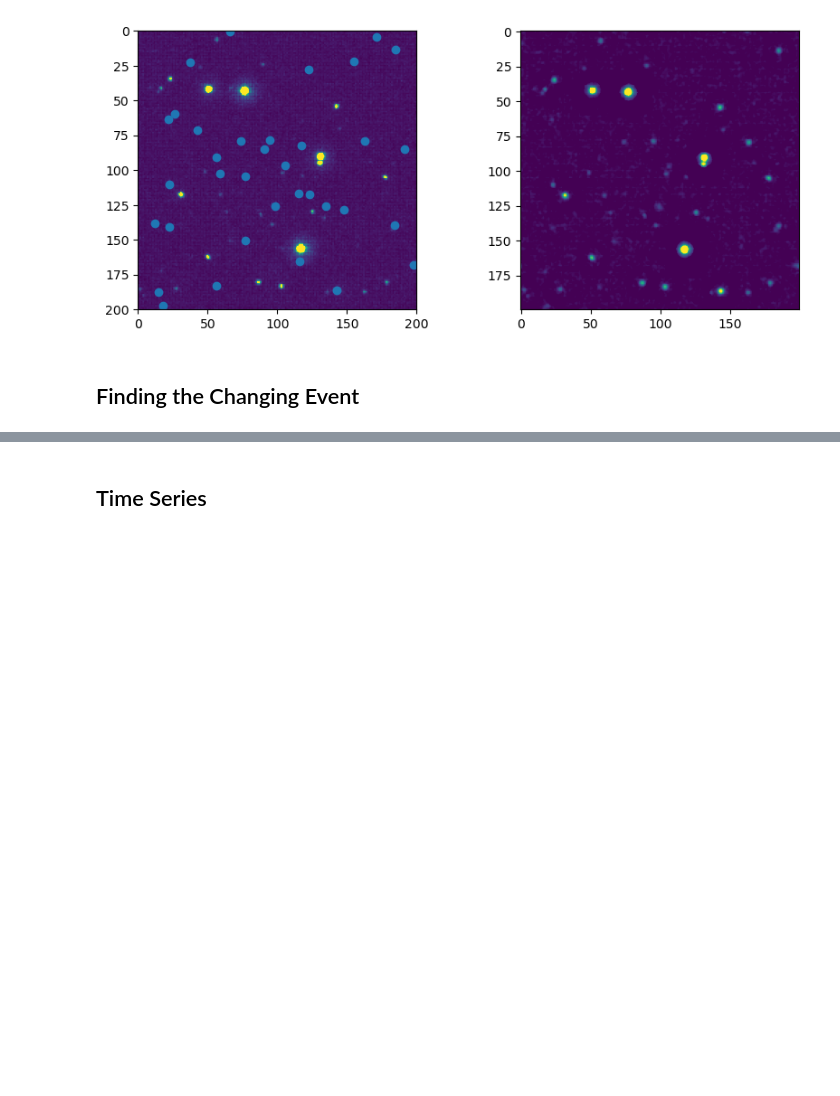
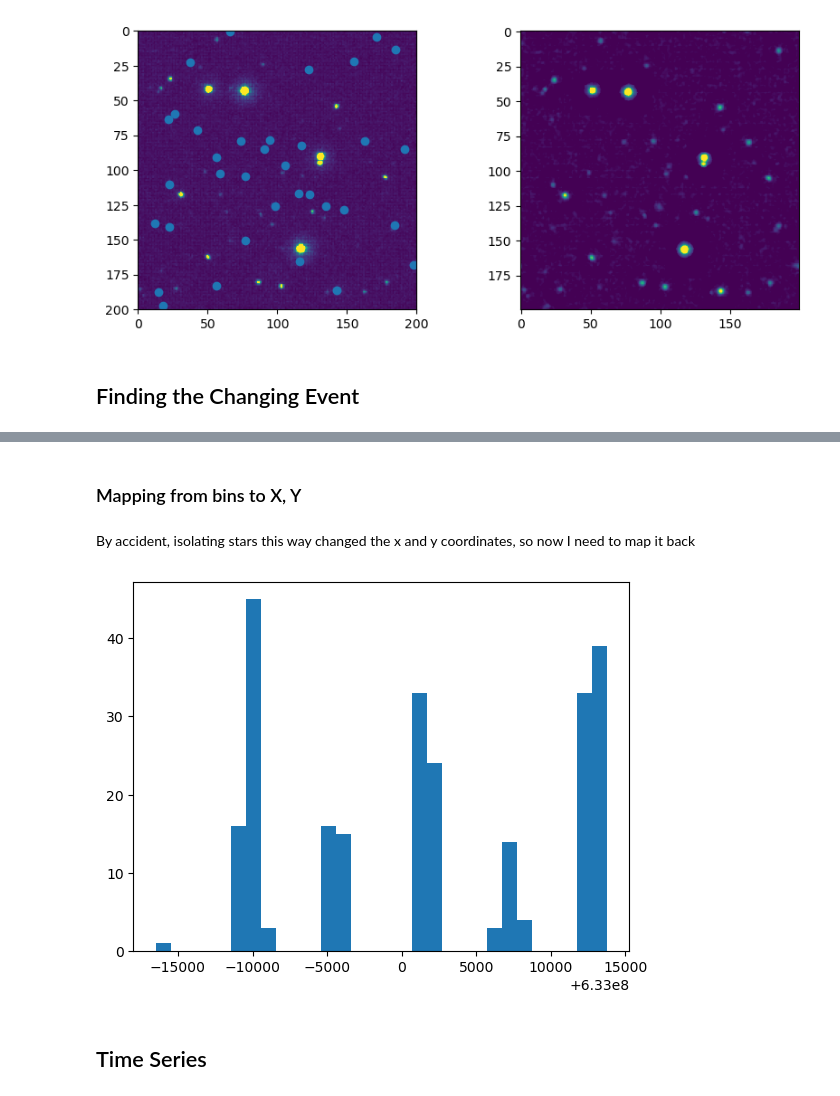
Before and after one commit to saphiooo/counting_stars, a Jupyter notebook: swift_uvot_events.ipynb, the cells around one changed output, grey strips where cells are left out. Saved outputs shown, nothing was run; the diff lists cells and outputs as text; code cells hidden in the pictures; blank space fills up the shorter version.

Commit message:
create rudimentary time series, changes for organization

```diff
--- a/swift_uvot_events.ipynb
+++ b/swift_uvot_events.ipynb
@@ -407,16 +421,0 @@ star1
-# %%
-def getData (star):
-    starData = []
-    for [s1, s2] in star:
-        mask1 = events_clean['X'] >= x_bins[s1]
-        filter1 = events_clean[mask1]
-        mask2 = filter1['X'] < x_bins[s1 + 1]
-        filter2 = filter1[mask2]
-        mask3 = filter2['Y'] >= y_bins[s2]
-        filter3 = filter2[mask3]
-        mask4 = filter3['Y'] < y_bins[s2 + 1]
-        filter4 = filter3[mask4]
-
-        starData.append(filter4)
-
-    return starData
@@ -425,2 +422,31 @@ data_star1 = getData(star1)
-# %% [markdown]
-## Time Series
+# %%
+stars
+star1 = stars[2]
+# %% [markdown]
+### Mapping from bins to X, Y
+# %% [markdown]
+By accident, isolating stars this way changed the x and y coordinates, so now I need to map it back
+# %%
+def getData (star):
+    starData = []
+    for [s1, s2] in star:
+        mask1 = events_clean['X'] >= x_bins[s1]
+        filter1 = events_clean[mask1]
+        mask2 = filter1['X'] < x_bins[s1 + 1]
+        filter2 = filter1[mask2]
+        mask3 = filter2['Y'] >= y_bins[s2]
+        filter3 = filter2[mask3]
+        mask4 = filter3['Y'] < y_bins[s2 + 1]
+        filter4 = filter3[mask4]
+
+        starData.append(np.array(filter4))
+
+    return np.array([d for ls in starData for d in ls])
+# %%
+star1 = [[x + 400, y + 300] for [x, y] in star1] ## shift it back to where I cut it out
+data_star1 = getData(star1)
+_ = plt.hist(data_star1['TIME'], bins=30)
+# %% [output]
+[figure, added]
+# %% [markdown]
+## Time Series
```
Also changed, not shown: parts of 16 cells of this notebook.
